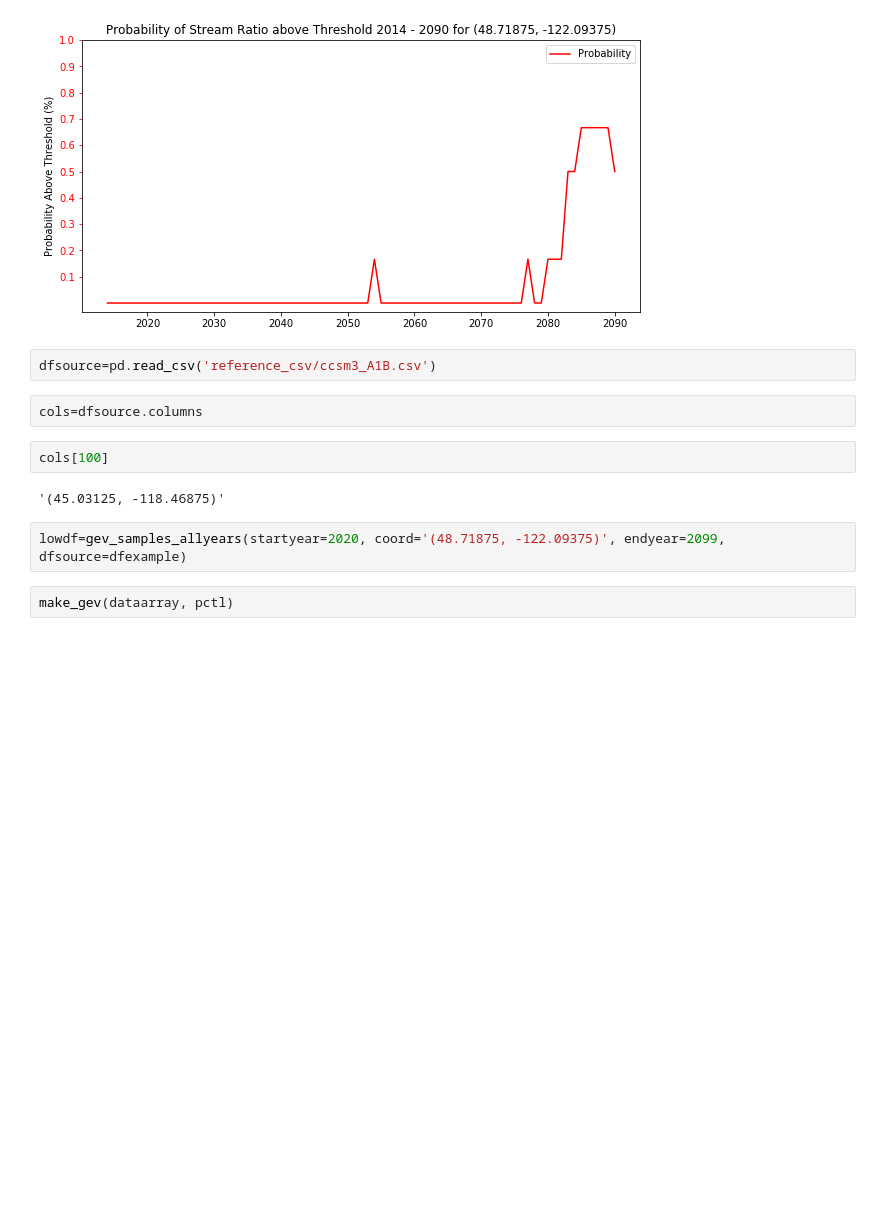
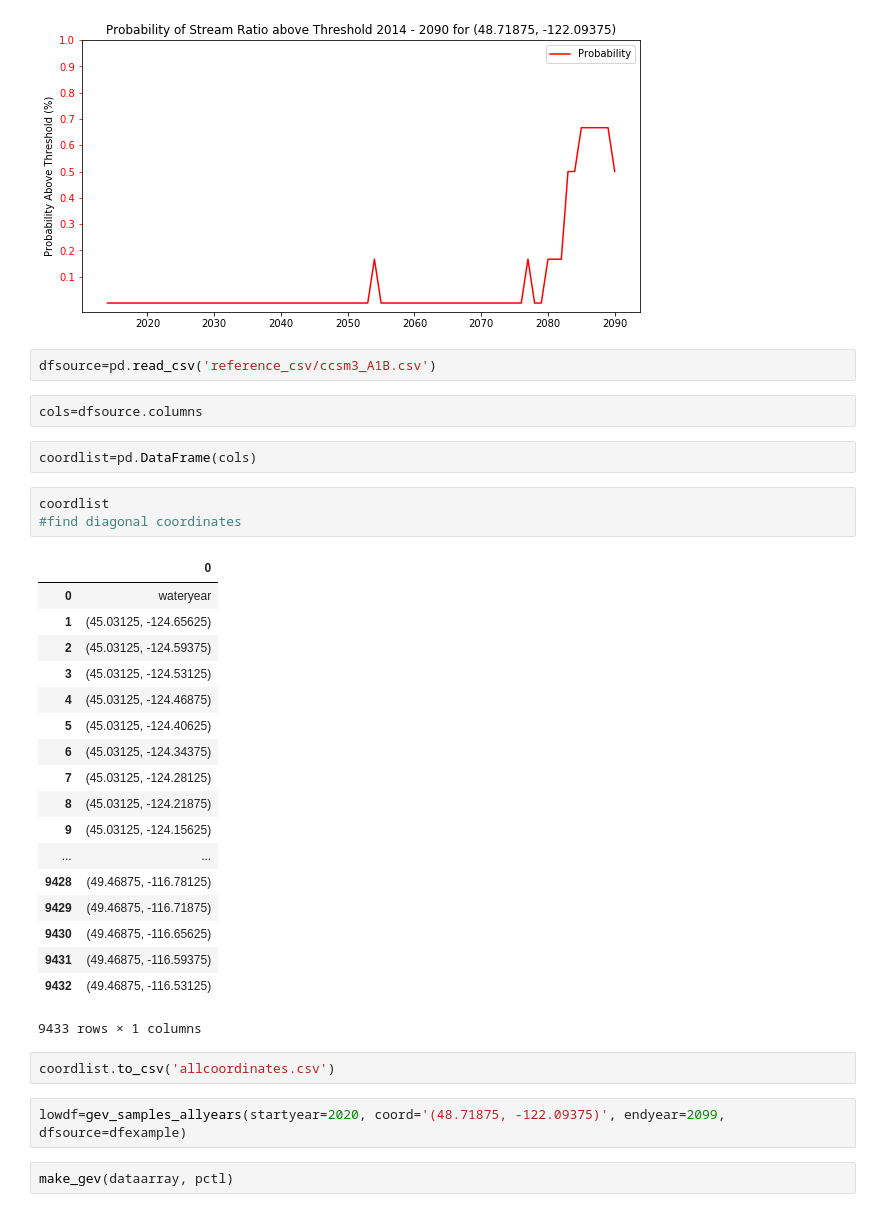
Before and after one commit to ao6372/WashingtonWaterways, a Jupyter notebook: dataset exploration-laptop.ipynb, the cells around one changed output. Drawn from its saved outputs; the diff is of its cells as text; blank space fills up the shorter version.

```diff
--- a/dataset exploration-laptop.ipynb
+++ b/dataset exploration-laptop.ipynb
@@ -281,10 +295,32 @@ make_plot(coord, startyear, endyear, thresh, paths)
 dfsource=pd.read_csv('reference_csv/ccsm3_A1B.csv')
 # %%
 cols=dfsource.columns
-# %%
-cols[100]
-# %% [output]
-'(45.03125, -118.46875)'
+# %%
+coordlist=pd.DataFrame(cols)
+# %%
+coordlist
+#find diagonal coordinates
+# %% [output]
+|  | 0 |
+| 0 | wateryear |
+| 1 | (45.03125, -124.65625) |
+| 2 | (45.03125, -124.59375) |
+| 3 | (45.03125, -124.53125) |
+| 4 | (45.03125, -124.46875) |
+| 5 | (45.03125, -124.40625) |
+| 6 | (45.03125, -124.34375) |
+| 7 | (45.03125, -124.28125) |
+| 8 | (45.03125, -124.21875) |
+| 9 | (45.03125, -124.15625) |
+| ... | ... |
+| 9428 | (49.46875, -116.78125) |
+| 9429 | (49.46875, -116.71875) |
+| 9430 | (49.46875, -116.65625) |
+| 9431 | (49.46875, -116.59375) |
+| 9432 | (49.46875, -116.53125) |
+9433 rows × 1 columns
+# %%
+coordlist.to_csv('allcoordinates.csv')
 # %%
 lowdf=gev_samples_allyears(startyear=2020, coord='(48.71875, -122.09375)', endyear=2099, dfsource=dfexample)
 # %%
```
Also changed, not shown: parts of 4 cells of this notebook, 2 other files.
